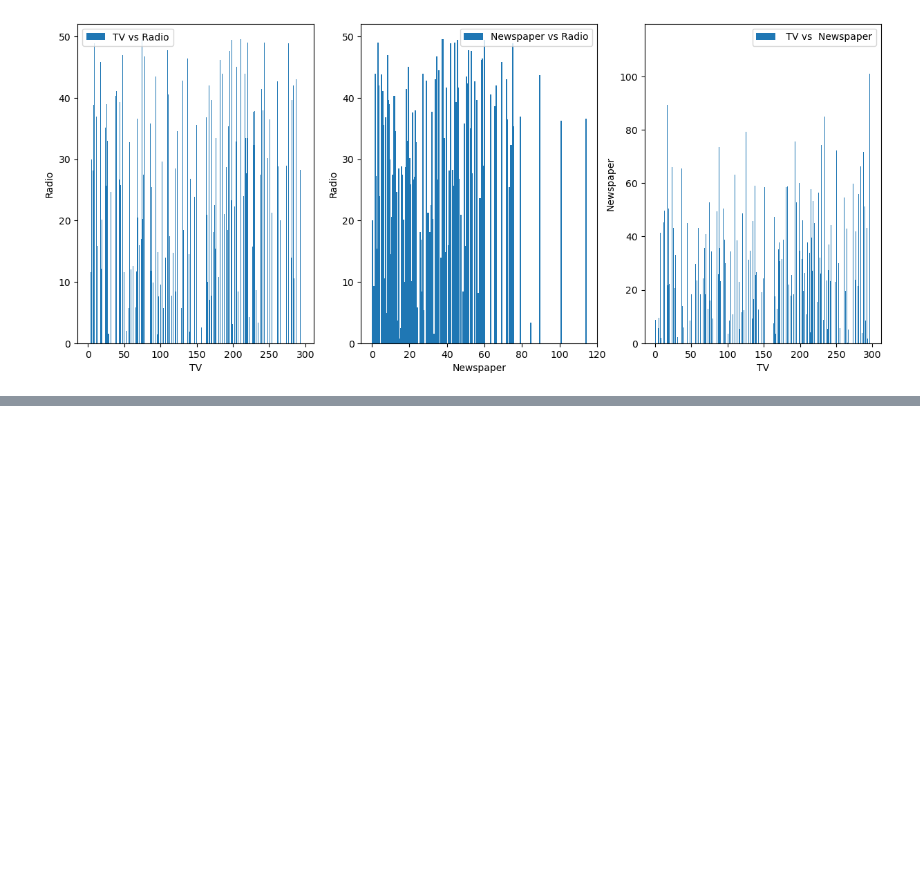
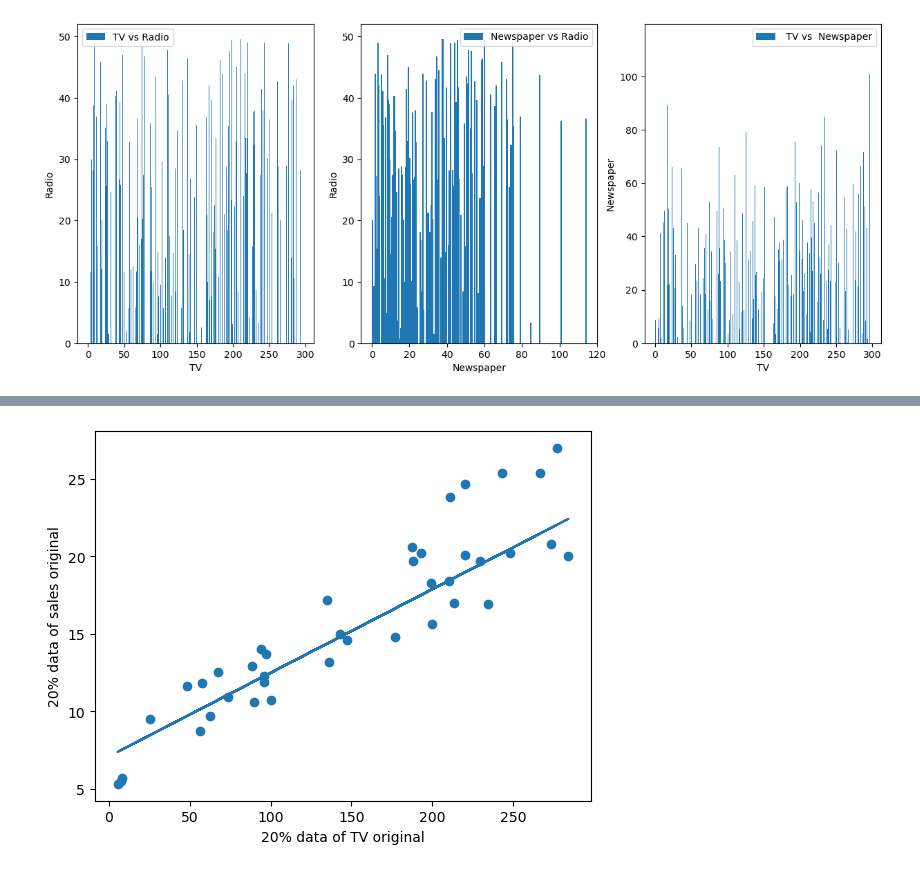
Before and after one commit to Shyam165/Summer-Internship, a Jupyter notebook: Machine Learning/Advertising.ipynb, the cells around one changed output, grey strips where cells are left out. Saved outputs shown, nothing was run; the diff lists cells and outputs as text; code cells hidden in the pictures; blank space fills up the shorter version.

```diff
--- a/Machine Learning/Untitled.ipynb
+++ b/Machine Learning/Advertising.ipynb
@@ -147,0 +154,16 @@ plt.show()
+# %%
+from sklearn.model_selection import train_test_split
+from sklearn.metrics import accuracy_score
+from sklearn import linear_model
+reg = linear_model.LinearRegression()
+
+X=df[['TV']]
+Y=df['Sales']
+X_train, X_test, Y_train, Y_test = train_test_split(X,Y, test_size=0.2)
+
+reg.fit(X_train,Y_train)
+predictions=reg.predict(X_test)
+
+#model evaluation
+accuracy_score=reg.score(X_test, Y_test)
+accuracy_score
@@ -147,0 +212,10 @@ plt.show()
+# %%
+#these graphs shows the relationship between the original sales of tv and predictions sales of tv by model
+fig=plt.figure()
+plt.scatter(X_test, Y_test)
+plt.xlabel("20% data of TV original")
+plt.ylabel("20% data of sales original")
+plt.plot(X_test, predictions)
+plt.show()
+# %% [output]
+[figure, added]
```
Also changed, not shown: parts of 11 cells of this notebook, 3 other files.
